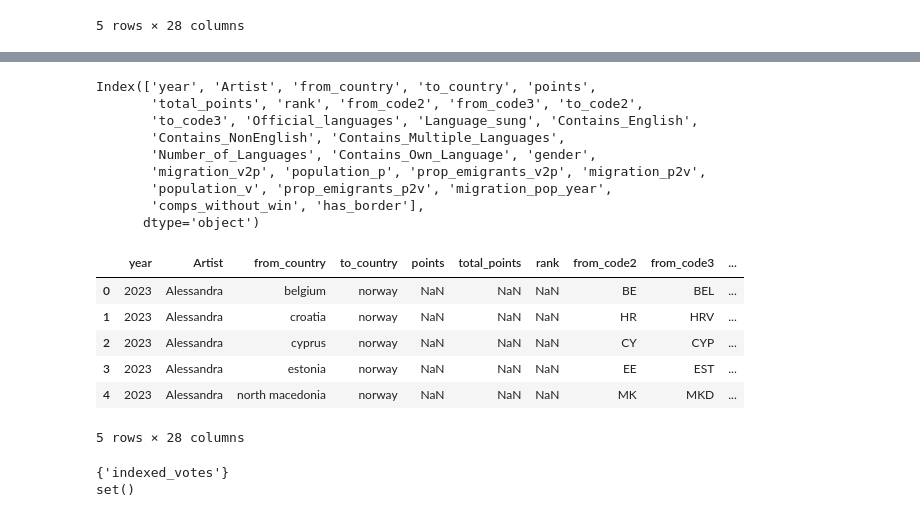
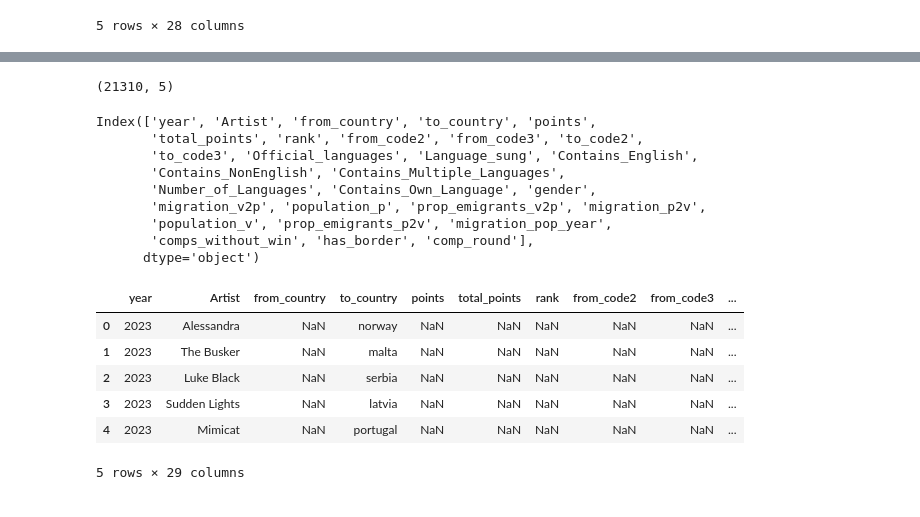
Before and after one commit to KatrionaGoldmann/Eurovision_TDS, a Jupyter notebook: eurovision/model_3_voter_bias_vector_2023_preds.ipynb, the cells around one changed output, grey strips where cells are left out. Saved outputs shown, nothing was run; the diff lists cells and outputs as text; code cells hidden in the pictures.

```diff
--- a/eurovision/model_3_voter_bias_vector_2023_preds.ipynb
+++ b/eurovision/model_3_voter_bias_vector_2023_preds.ipynb
@@ -45,30 +70,33 @@ df_past['indexed_votes'] = df_past['points'].apply(format_votes) + 1
+# %%
+scaler = MinMaxScaler()
+xbeta = df_past.loc[:,['Contains_English_bin','Contains_Own_Language_bin','male','female','comps_without_win']].values
+print(xbeta.shape)
+xbeta_norm = scaler.fit_transform(xbeta)
+with open('model_output/scaler_test.pkl', 'wb') as f:
+  pickle.dump(scaler, f)
+# %% [output]
+(21310, 5)
 # %%
-df_future = pd.read_csv('df_2023.csv')
+df_future = pd.read_csv('df_2023_compressed.csv')
 print(df_future.columns)
 df_future.head()
 # %% [output]
 Index(['year', 'Artist', 'from_country', 'to_country', 'points',
        'total_points', 'rank', 'from_code2', 'from_code3', 'to_code2',
        'to_code3', 'Official_languages', 'Language_sung', 'Contains_English',
        'Contains_NonEnglish', 'Contains_Multiple_Languages',
        'Number_of_Languages', 'Contains_Own_Language', 'gender',
        'migration_v2p', 'population_p', 'prop_emigrants_v2p', 'migration_p2v',
        'population_v', 'prop_emigrants_p2v', 'migration_pop_year',
-       'comps_without_win', 'has_border'],
+       'comps_without_win', 'has_border', 'comp_round'],
       dtype='object')
 |  | year | Artist | from_country | to_country | points | total_points | rank | from_code2 | from_code3 | ... |
-| 0 | 2023 | Alessandra | belgium | norway | NaN | NaN | NaN | BE | BEL | ... |
-| 1 | 2023 | Alessandra | croatia | norway | NaN | NaN | NaN | HR | HRV | ... |
-| 2 | 2023 | Alessandra | cyprus | norway | NaN | NaN | NaN | CY | CYP | ... |
-| 3 | 2023 | Alessandra | estonia | norway | NaN | NaN | NaN | EE | EST | ... |
-| 4 | 2023 | Alessandra | north macedonia | norway | NaN | NaN | NaN | MK | MKD | ... |
+| 0 | 2023 | Alessandra | NaN | norway | NaN | NaN | NaN | NaN | NaN | ... |
+| 1 | 2023 | The Busker | NaN | malta | NaN | NaN | NaN | NaN | NaN | ... |
+| 2 | 2023 | Luke Black | NaN | serbia | NaN | NaN | NaN | NaN | NaN | ... |
+| 3 | 2023 | Sudden Lights | NaN | latvia | NaN | NaN | NaN | NaN | NaN | ... |
+| 4 | 2023 | Mimicat | NaN | portugal | NaN | NaN | NaN | NaN | NaN | ... |
-5 rows × 28 columns
+5 rows × 29 columns
-# %%
-print(set(df_past.columns) - set(df_future.columns))
-print(set(df_future.columns) - set(df_past.columns))
-# %% [output]
-{'indexed_votes'}
-set()
 # %%
 df = df_past.append(df_future,ignore_index=True, verify_integrity=True)
 df.head()
```
Also changed, not shown: parts of 6 cells of this notebook, 11 other files.
